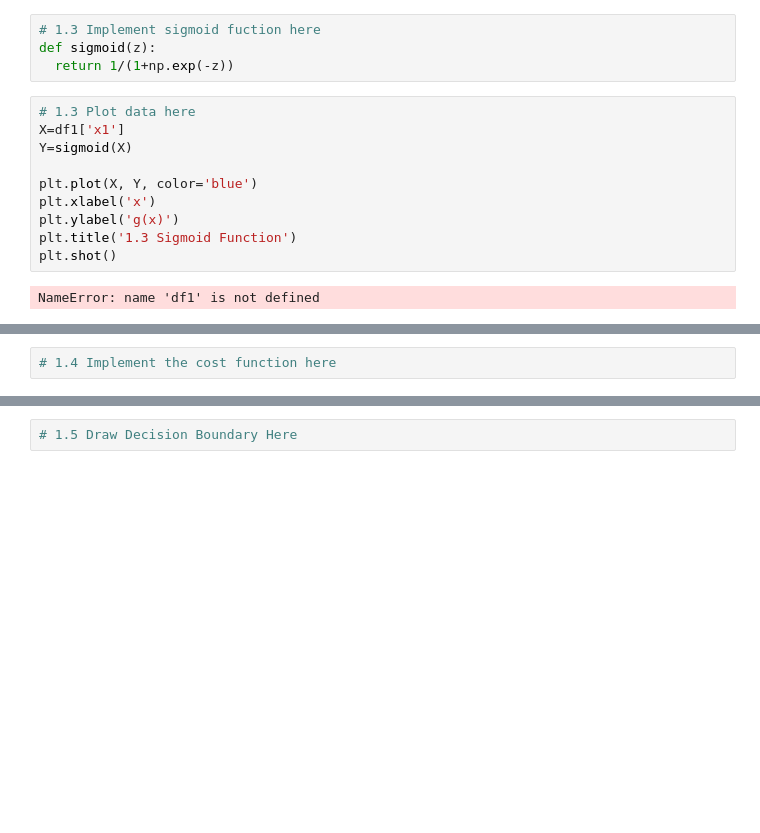
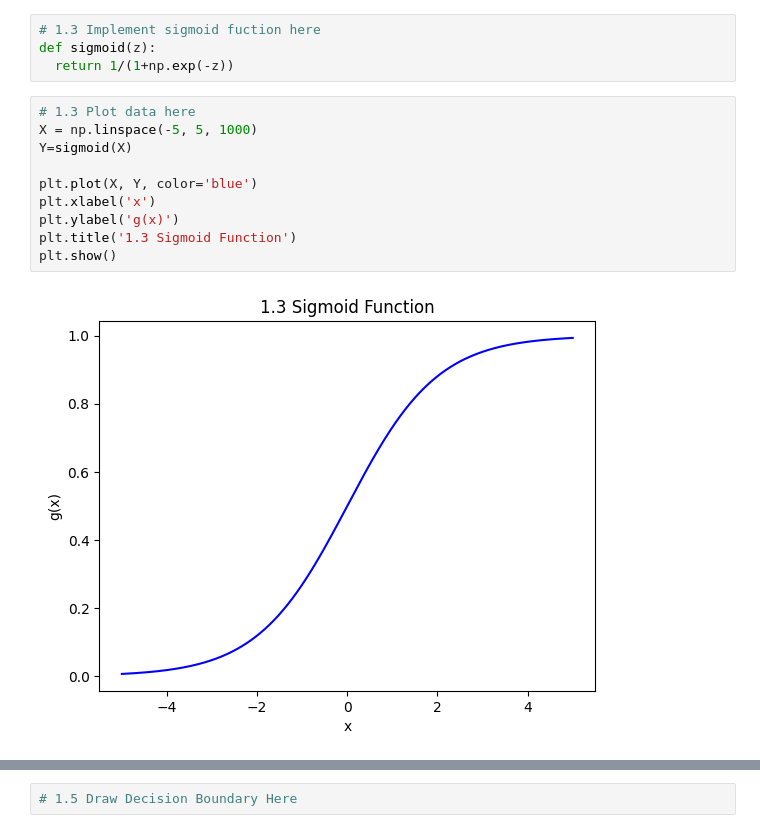
Before and after one commit to j21j/CAP4630, a Jupyter notebook: HW2/CAP4630_HW2_Jones.ipynb, the cells around one changed output, grey strips where cells are left out. Cells and saved outputs as stored; diff of their text form; blank space fills up the shorter version.

```diff
--- a/HW2/CAP4630_HW2_Jones.ipynb
+++ b/HW2/CAP4630_HW2_Jones.ipynb
@@ -93,16 +93,16 @@ def sigmoid(z):
   return 1/(1+np.exp(-z))
 # %%
 # 1.3 Plot data here
-X=df1['x1']
+X = np.linspace(-5, 5, 1000)
 Y=sigmoid(X)
 
 plt.plot(X, Y, color='blue')
 plt.xlabel('x')
 plt.ylabel('g(x)')
 plt.title('1.3 Sigmoid Function')
-plt.shot()
+plt.show()
 # %% [output]
-NameError: name 'df1' is not defined
+[figure, added]
 # %% [markdown]
 ### 1.4 - Cost function and gradient ##
 
@@ -148,5 +147,3 @@ Implement the cross entropy cost function and its gradient for logistic regressi
     **Expected outputs:**\
     Cost at initial theta : 0.6931471805599445\
     Gradient at inital theta : [-0.1        -10.91242026 -11.73652937]
-# %%
-# 1.4 Implement the cost function here
```
Also changed, not shown: parts of 3 cells of this notebook.
